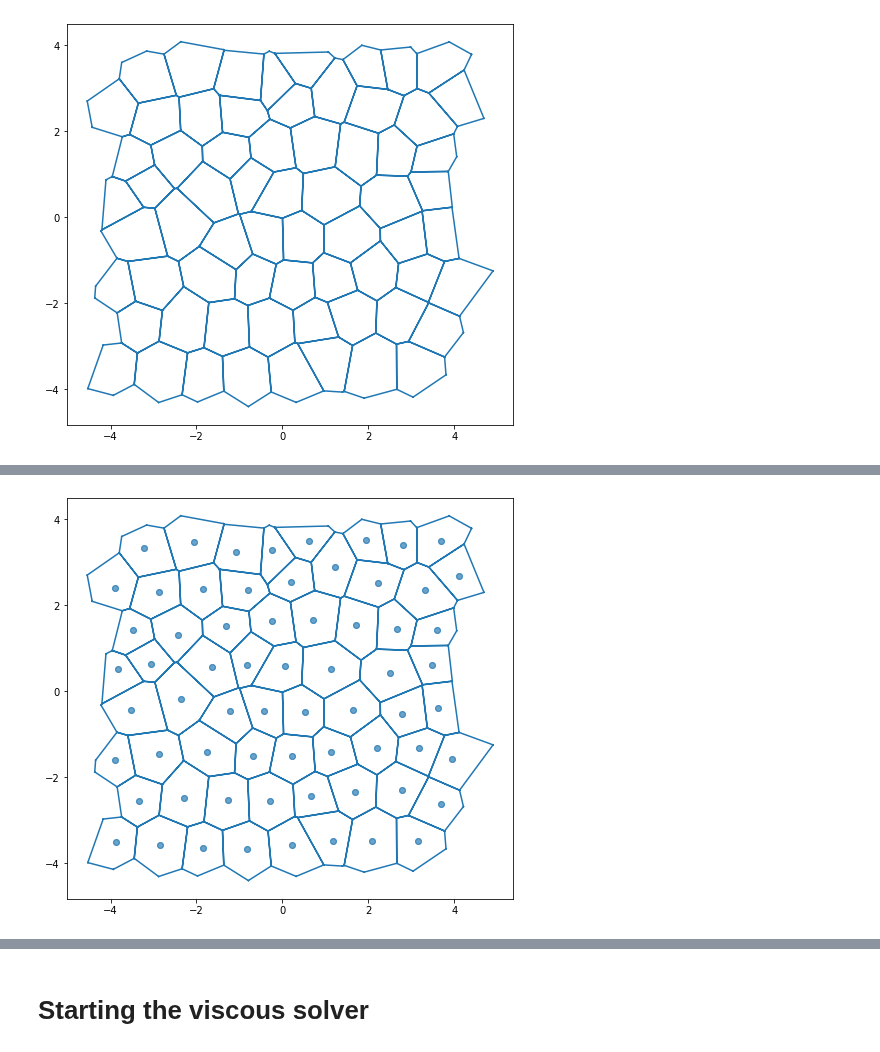
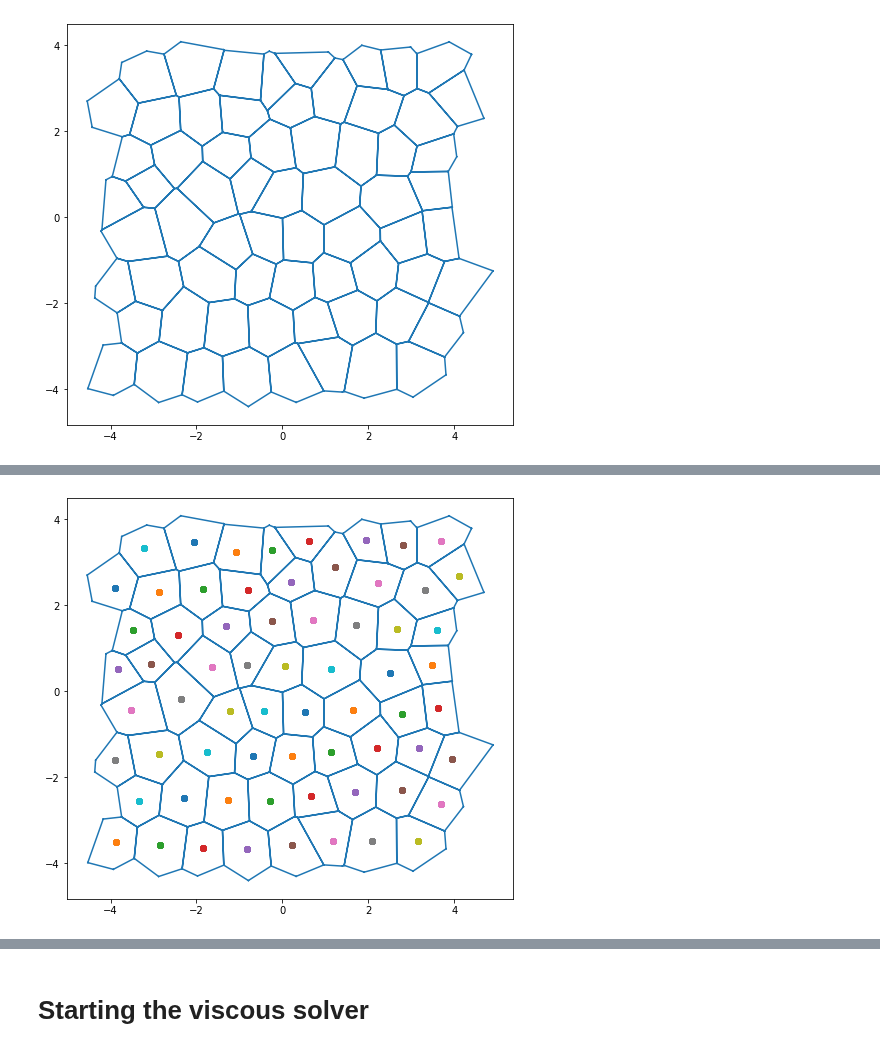
Before and after one commit to suzannelab/polarity, a Jupyter notebook: notebooks/test_dvpt_futur.ipynb, the cells around one changed output, grey strips where cells are left out. Cells and saved outputs as stored; diff of their text form; code cells hidden in the pictures.

```diff
--- a/notebooks/test_dvpt_futur.ipynb
+++ b/notebooks/test_dvpt_futur.ipynb
@@ -169,6 +169,20 @@ class SheetProtein():
                     self.prot_df.loc[start:end, 'z'] = self.sheet.face_df.loc[f]['z']
 
 
+    def step(self):
+        self.diffusion()
+        # On va faire une boucle moche pour le moment...
+        for k in self.specs_prot.keys():
+            for f in range(self.sheet.Nf):
+                for nb in range (self.specs_prot[k]['nb_prot']):
+                    if not self.confine2D(f*self.specs_prot[k]['nb_prot']+nb, f):
+                        self.prot_df.loc[f*self.specs_prot[k]['nb_prot']+nb, 'x'] = self.sheet.face_df.loc[f, 'x']
+                        self.prot_df.loc[f*self.specs_prot[k]['nb_prot']+nb, 'y'] = self.sheet.face_df.loc[f, 'y']
+                        if 'z' in self.sheet.face_df.columns:
+                            self.prot_df.loc[f*self.specs_prot[k]['nb_prot']+nb, 'z'] = self.sheet.face_df.loc[f, 'z']
+
+
+
     def diffusion(self):
         """
         Diffusion of protein follow the formula :
@@ -190,8 +204,6 @@ class SheetProtein():
                =0 for P2 on the line
                <0 for P2 right of the line
         """
-        res=(pline.loc[1].x - pline.loc[0].x) * (p.y - pline.loc[0].y) - (p.x - pline.loc[0].x) * (pline.loc[1].y - pline.loc[0].y)
-        print(res)
         return (pline.loc[1].x - pline.loc[0].x) * (p.y - pline.loc[0].y) - (p.x - pline.loc[0].x) * (pline.loc[1].y - pline.loc[0].y)
 
     def confine2D(self, protein, face):
@@ -260,7 +251,7 @@ True
 sheet.specs['dt'] = 0.1
 prot_specs = {"myosin":
               {
-              "coeff_diffusion":0.1,
+              "coeff_diffusion":0.01,
               "binding_rate":0.5,
               "unbingind_rate":0.2,
               "binding_range":0.5,
@@ -271,7 +262,9 @@ sheetprot = SheetProtein(sheet, prot_specs)
 # %%
 fig, ax = sheet_view(sheetprot.sheet, mode='quick',)
 ax.scatter(sheetprot.prot_df.x, sheetprot.prot_df.y, alpha = 0.1)
+for c in range(sheetprot.sheet.Nf):
+    ax.scatter(sheetprot.prot_df.loc[c*10: c*10+10].x, sheetprot.prot_df.loc[c*10: c*10+10].y, alpha = 0.5)
 fig.set_size_inches((8, 8))
 # %% [output]
-[figure, old version]
+[figure, new version]
 # %%
```
Also changed, not shown: parts of 3 cells of this notebook.
